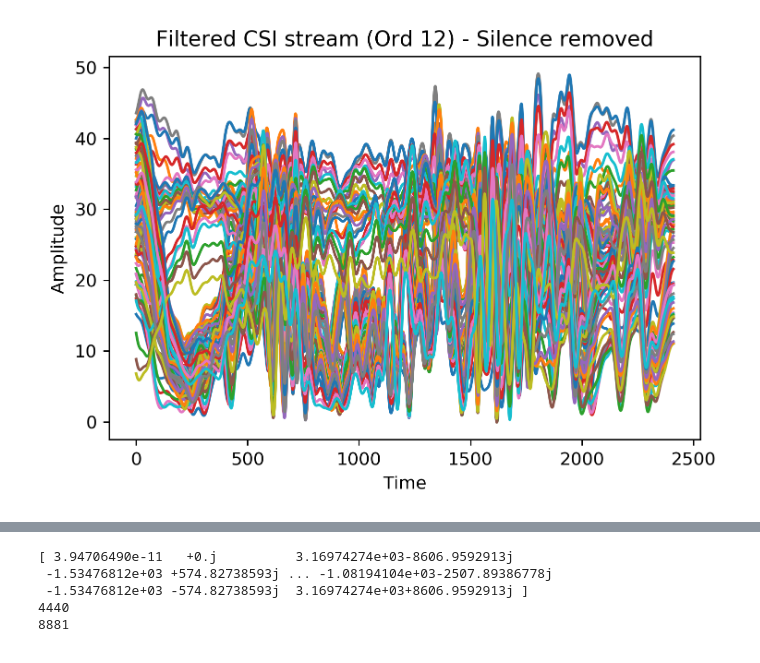
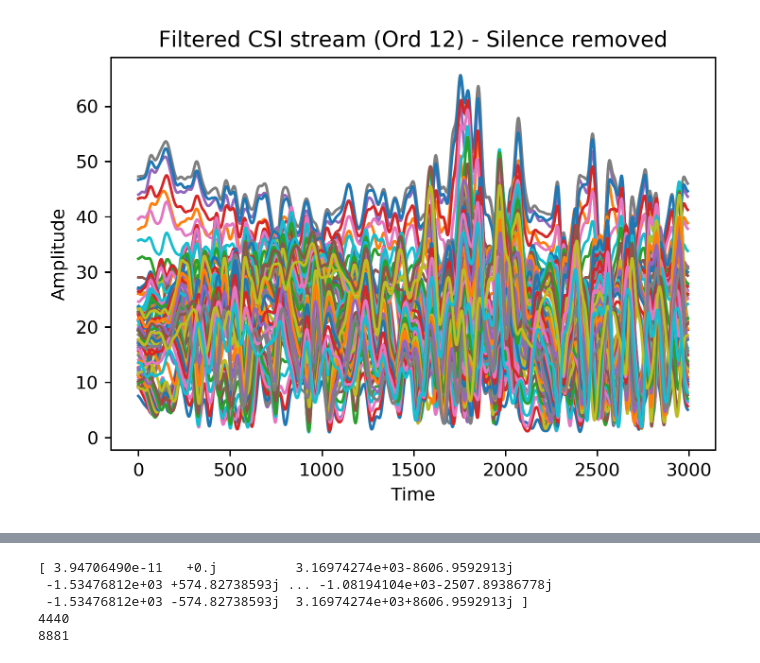
Before and after one commit to SohamPatel/WiFi_ID, a Jupyter notebook: Silence_combined.ipynb, the cells around one changed output, grey strips where cells are left out. Saved outputs shown, nothing was run; the diff lists cells and outputs as text; code cells hidden in the pictures.

Commit message:
Training on separated data

```diff
--- a/Silence_combined.ipynb
+++ b/Silence_combined.ipynb
@@ -10,7 +10,7 @@ import numpy as np
 from scipy.signal import butter, lfilter, filtfilt, medfilt
 from numpy.fft import fft, fftfreq, ifft
 
-matlab_file = './NEW/sushant/converted/log_1.mat'
+matlab_file = './NEW/sushant/converted/log_4.mat'
 # matlab_file = './NEW/soham/converted/log_1.mat'
 # matlab_file = './NEW/vin/converted/log_1.mat'
 # matlab_file = './Environment_CSI/converted/log1.mat'
@@ -122,33 +122,33 @@ m = s_mid[0] * data_per_frame + max_dev_index
 # Set start_point to m−T/2, where T is total duration
 start_point = math.floor(m - (num_packets)/2)
 start_point = max(start_point, 0)
 
 # Set end_point to m+T/2, where T is total duration
 end_point = math.floor(m + (num_packets)/2)
 end_point = min(end_point, num_packets)
 
 # Get original data with silence removed
 trimmed_output = original[selected_subcarrier][start_point:end_point]
 
 silenced_data = [] # Contains the original csi data for which each subcarrier is trimmed from best_start to best_end
 for untrimmed in original:
-    new_csi = untrimmed[start_point:end_point]
+    new_csi = untrimmed[1500:]
     silenced_data.append(new_csi)
 
 
 # # Plot the silenced CSI data
 for silenced in silenced_data:
     plt.plot(silenced)
     plt.xlabel('Time')
     plt.ylabel('Amplitude')
     plt.title('Filtered CSI stream (Ord 12) - Silence removed')
 
 def output_to_mat(filename, data):
     data_mat = {'M': data}
     sio.savemat(filename, data_mat)
 
-output_to_mat('./NEW/sushant/converted/silenced_1.mat', silenced_data)
+output_to_mat('./NEW/sushant/silenced_4.mat', silenced_data)
 # output_to_mat('./NEW/soham/converted/silenced_1.mat', silenced_data)
 # output_to_mat('./NEW/vin/converted/silenced_1.mat', silenced_data)
 # %% [output]
-[figure, old version]
+[figure, new version]
```
Also changed, not shown: parts of 2 cells of this notebook, 38 other files.
